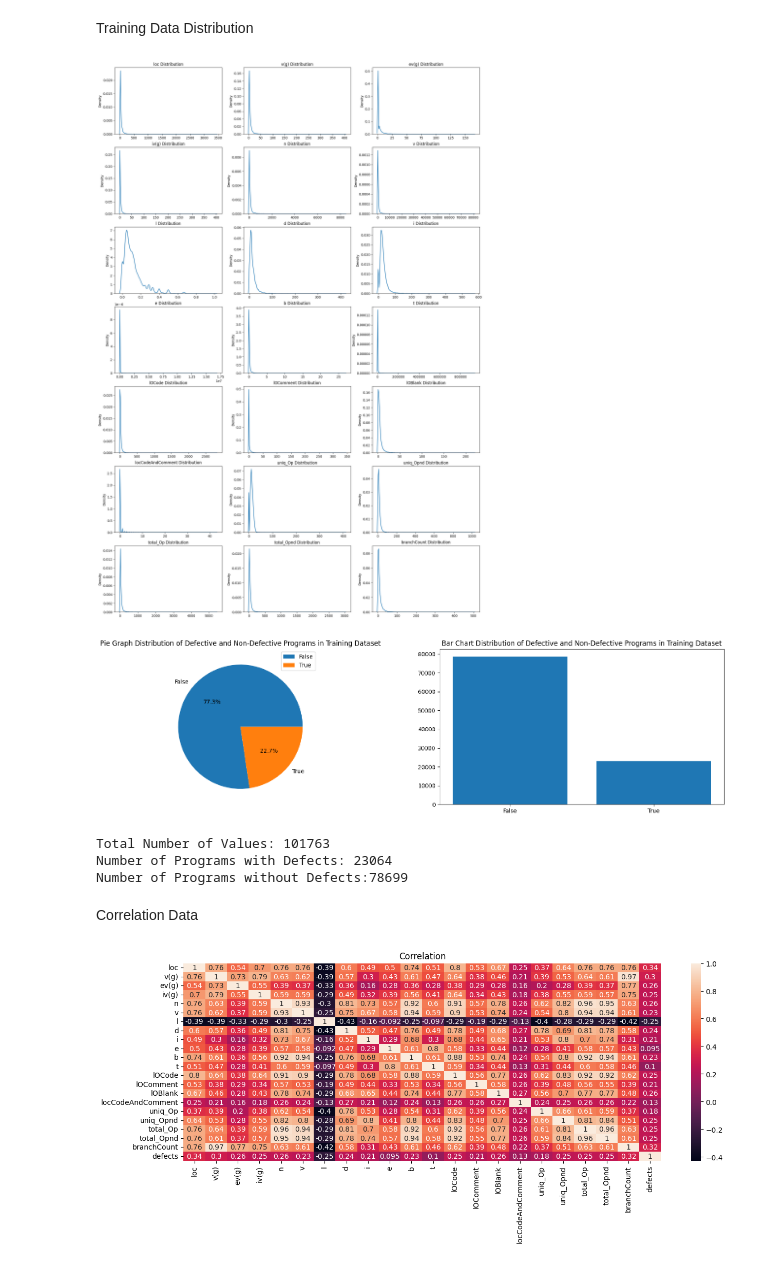
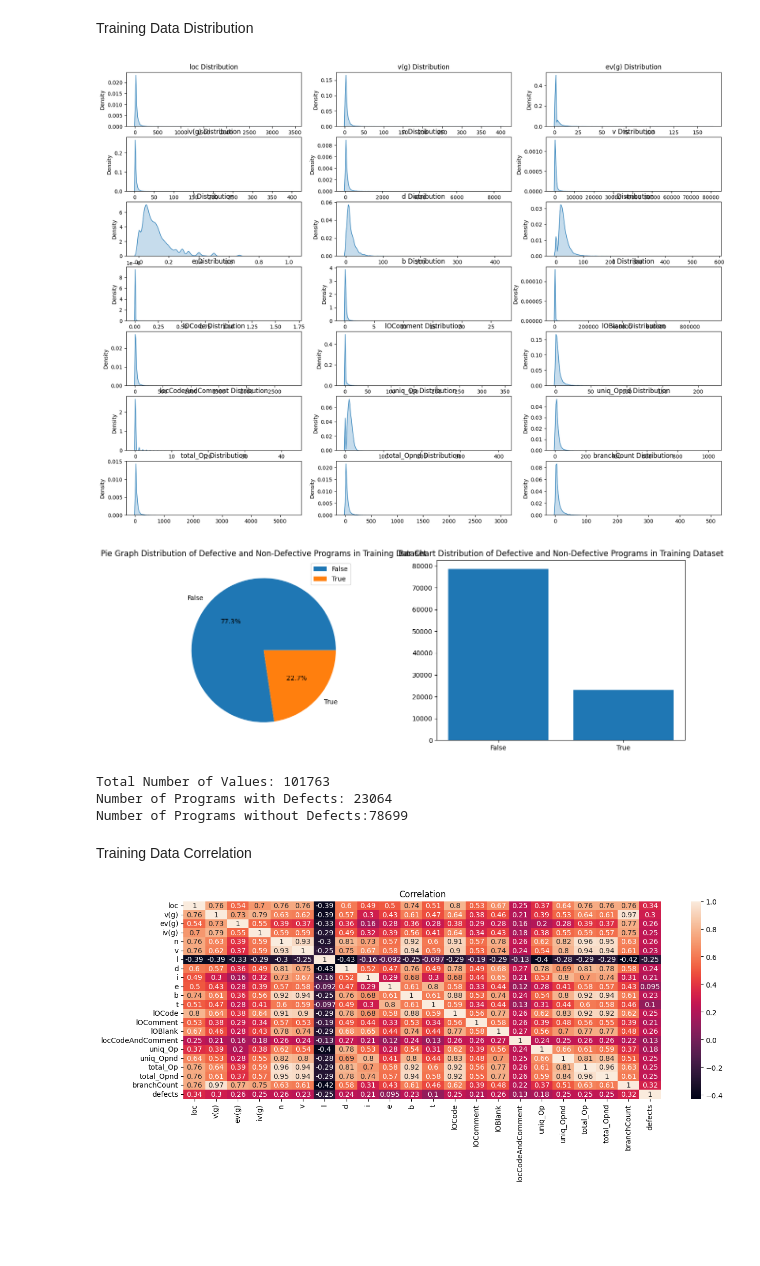
Before and after one commit to dlangdon1/Software-Defects-classification-Detection-, a Jupyter notebook: Program_Defects_Binary_Classification_Project_Hyper_Parameter_Optimization_V2.ipynb, the cells around one changed output. Cells and saved outputs as stored; diff of their text form; code cells hidden in the pictures; blank space fills up the shorter version.

```diff
--- a/Program_Defects_Binary_Classification_Project_Hyper_Parameter_Optimization_V2.ipynb
+++ b/Program_Defects_Binary_Classification_Project_Hyper_Parameter_Optimization_V2.ipynb
@@ -115,17 +112,17 @@ Training Data Distribution
 # %%
 data = trainingData.copy()
 label = data.pop('defects')
-fig, ax = plt.subplots(7,3,figsize=(20,30))
+fig, ax = plt.subplots(7,3,figsize=(20,15))
 ax = ax.flatten()
 for i, column in enumerate(data):
-    sns.kdeplot(data[column],ax=ax[i])
+    sns.kdeplot(data[column],ax=ax[i],fill=True)
     ax[i].set_title(f"{column} Distribution")
     ax[i].set_xlabel(None)
 plt.show()
 # %% [output]
-[figure, old version]
+[figure, new version]
 # %%
-fig,ax = plt.subplots(1,2,figsize=(20,5))
+fig,ax = plt.subplots(1,2,figsize=(15,5))
 ax.flatten()
 ax[0].pie([trainingData['defects'].value_counts()[False],trainingData['defects'].value_counts()[True]],labels=["False","True"],autopct='%1.1f%%')
 ax[0].legend()
@@ -139,12 +136,12 @@ print(f"Total Number of Values: {trainingData['defects'].count()}")
 print(f"Number of Programs with Defects: {trainingData['defects'].value_counts()[True]}")
 print(f"Number of Programs without Defects:{trainingData['defects'].value_counts()[False]}")
 # %% [output]
-[figure, old version]
+[figure, new version]
 Total Number of Values: 101763
 Number of Programs with Defects: 23064
 Number of Programs without Defects:78699
-# %% [markdown]
-Correlation Data
+# %% [markdown]
+Training Data Correlation
 # %%
 correlations = trainingData.corr()
 # %%
```
Also changed, not shown: parts of 58 cells of this notebook.
